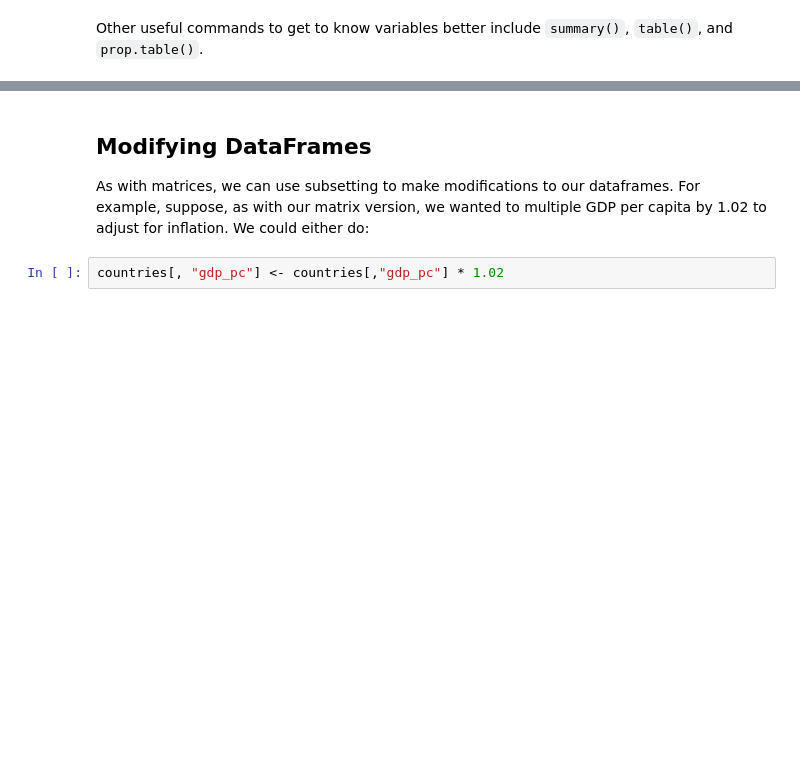
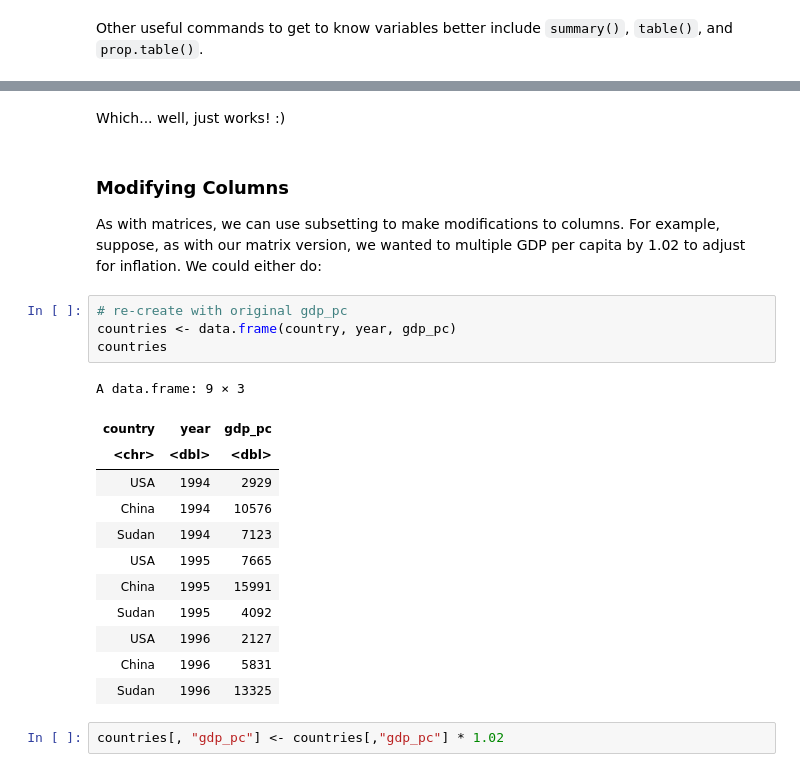
Before and after one commit to nickeubank/cm4ss, a Jupyter notebook: docs/html/.doctrees/nbsphinx/dataset_basics.ipynb, the cells around one changed output, grey strips where cells are left out. Drawn from its saved outputs; the diff is of its cells as text; blank space fills up the shorter version.

Commit message:
update dataframe presentation

```diff
--- a/docs/html/.doctrees/nbsphinx/dataset_basics.ipynb
+++ b/docs/html/.doctrees/nbsphinx/dataset_basics.ipynb
@@ -209,7 +251,26 @@ A data.frame: 1 × 3
+# %% [markdown]
+Which... well, just works! :)
 # %% [markdown]
-## Modifying DataFrames
+### Modifying Columns
 
-As with matrices, we can use subsetting to make modifications to our dataframes. For example, suppose, as with our matrix version, we wanted to multiple GDP per capita by 1.02 to adjust for inflation. We could either do:
+As with matrices, we can use subsetting to make modifications to columns. For example, suppose, as with our matrix version, we wanted to multiple GDP per capita by 1.02 to adjust for inflation. We could either do:
+# %%
+# re-create with original gdp_pc
+countries <- data.frame(country, year, gdp_pc)
+countries
+# %% [output]
+A data.frame: 9 × 3
+| country | year | gdp_pc |
+| <chr> | <dbl> | <dbl> |
+| USA | 1994 | 2929 |
+| China | 1994 | 10576 |
+| Sudan | 1994 | 7123 |
+| USA | 1995 | 7665 |
+| China | 1995 | 15991 |
+| Sudan | 1995 | 4092 |
+| USA | 1996 | 2127 |
+| China | 1996 | 5831 |
+| Sudan | 1996 | 13325 |
 # %%
 countries[, "gdp_pc"] <- countries[,"gdp_pc"] * 1.02
 # %% [markdown]
```
Also changed, not shown: parts of 66 cells of this notebook, 28 other files.
